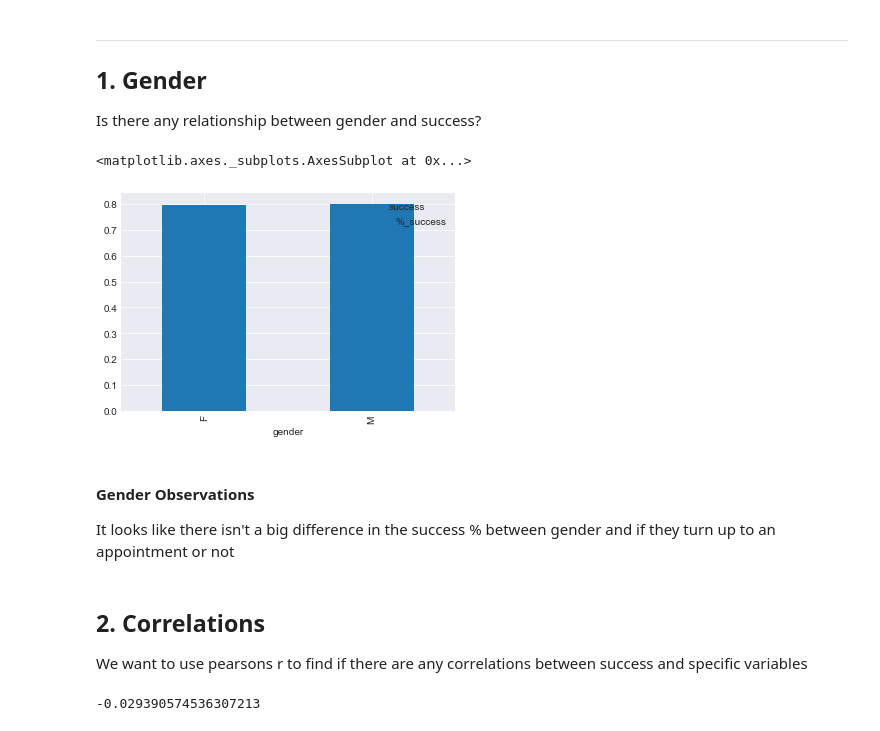
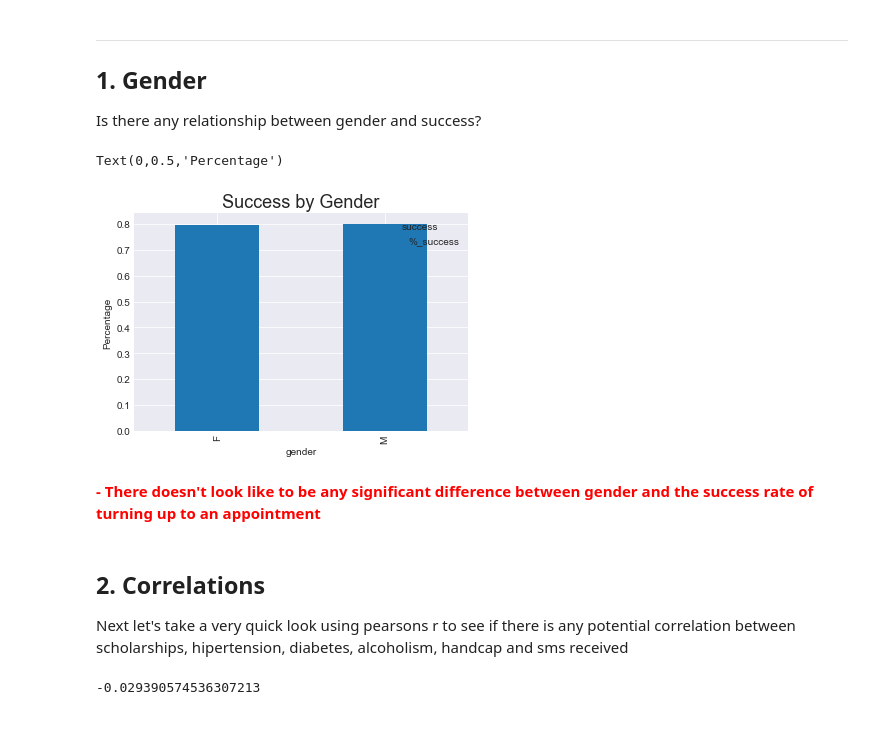
Before and after one commit to tongnk/udacity, a Jupyter notebook: Report.ipynb, the cells around one changed output. Cells and saved outputs as stored; diff of their text form; code cells hidden in the pictures.

```diff
--- a/Report.ipynb
+++ b/Report.ipynb
@@ -278,20 +279,30 @@ def generate_simple_analysis(df, groupped_value):
 ## 1. Gender
 Is there any relationship between gender and success?
 # %%
+# Group by gender and count the total number
 gender_groupped = df.groupby(['success', 'gender']).count()['patient_id']
+
+# Unstack it so we have both the success (1) and unsuccessful (0)
 gender_groupped = gender_groupped.unstack(level = 0)
+
+# Create a total column which is the sum of both
 gender_groupped['total'] = gender_groupped[0] + gender_groupped[1]
+
+# Generate a % of success so it's a better indicator than simple raw numbers
 gender_groupped['%_success'] = gender_groupped[1] / gender_groupped['total']
 gender_groupped[['%_success']].plot.bar()
+
+plt.title("Success by Gender", fontsize = 18)
+plt.ylabel("Percentage")
 # %% [output]
-<matplotlib.axes._subplots.AxesSubplot at 0x...>
+Text(0,0.5,'Percentage')
-[figure, old version]
+[figure, new version]
-# %% [markdown]
-#### Gender Observations
-It looks like there isn't a big difference in the success % between gender and if they turn up to an appointment or not
-# %% [markdown]
-## 2. Correlations
-We want to use pearsons r to find if there are any correlations between success and specific variables
+# %% [markdown]
+
+<b style='color: red'>- There doesn't look like to be any significant difference between gender and the success rate of turning up to an appointment </b>
+# %% [markdown]
+## 2. Correlations
+Next let's take a very quick look using pearsons r to see if there is any potential correlation between scholarships, hipertension, diabetes, alcoholism, handcap and sms received
 # %%
 df['scholarship'].corr(df['success'])
 # %% [output]
```
Also changed, not shown: parts of 54 cells of this notebook.
